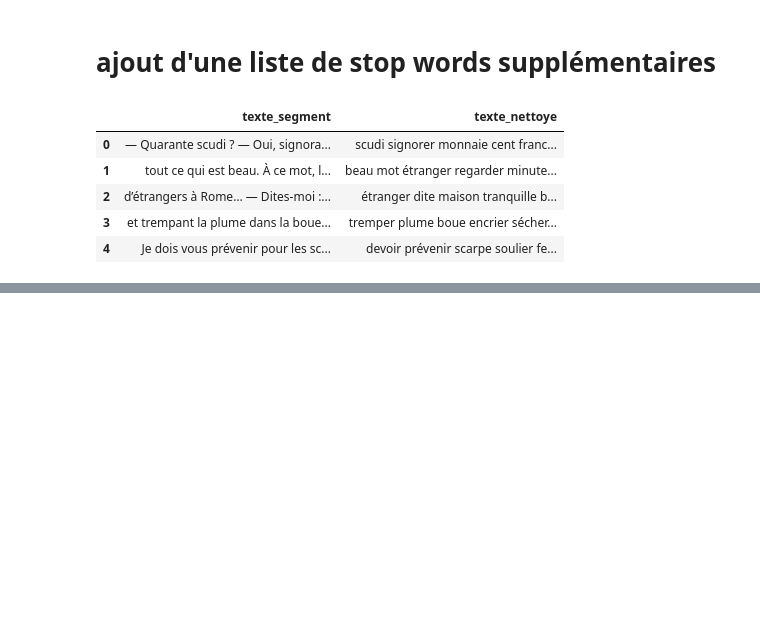
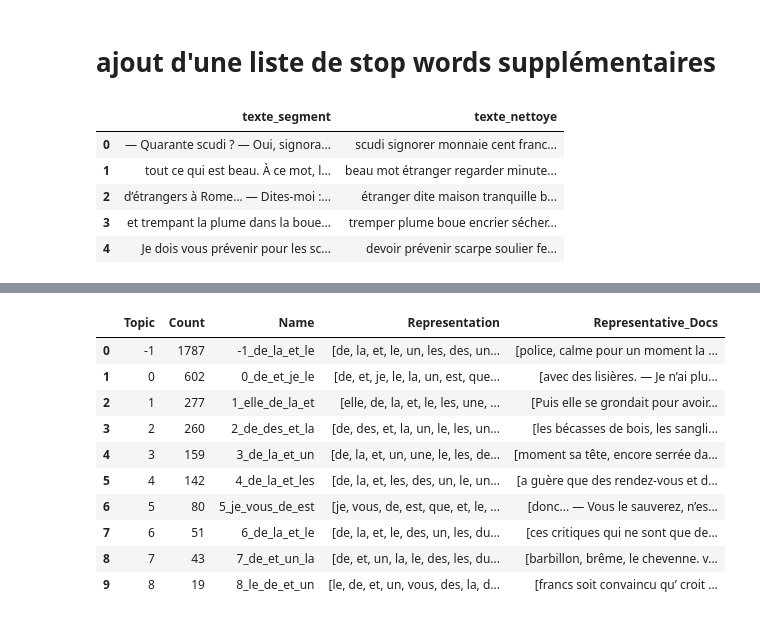
Before and after one commit to NagromLeBG/Champs_lexicaux_N-A, a Jupyter notebook: Test_champs_lexicaux/Test_CL_goncourt_200.ipynb, the cells around one changed output, grey strips where cells are left out. Drawn from its saved outputs; the diff is of its cells as text; code cells hidden in the pictures; blank space fills up the shorter version.

```diff
--- a/Test_champs_lexicaux/Test_CL_goncourt_200.ipynb
+++ b/Test_champs_lexicaux/Test_CL_goncourt_200.ipynb
@@ -402,0 +505,18 @@ Topic 10 : femme | amour | aimer | homme | maîtresse | amant | mari | amoureux
+# %%
+from sklearn.feature_extraction.text import CountVectorizer
+from bertopic import BERTopic
+
+vectorizer_model = CountVectorizer(
+    stop_words=list(stop_sup),
+    min_df=5,
+    ngram_range=(1, 2)
+)
+
+topic_model = BERTopic(
+    language="multilingual",
+    vectorizer_model=vectorizer_model,
+    nr_topics=10,
+    verbose=True
+)
+
+topics, probs = topic_model.fit_transform(docs)
@@ -402,0 +543,14 @@ Topic 10 : femme | amour | aimer | homme | maîtresse | amant | mari | amoureux
+# %%
+topic_model.get_topic_info().head(15)
+# %% [output]
+|  | Topic | Count | Name | Representation | Representative_Docs |
+| 0 | -1 | 1787 | -1_de_la_et_le | [de, la, et, le, un, les, des, un... | [police, calme pour un moment la ... |
+| 1 | 0 | 602 | 0_de_et_je_le | [de, et, je, le, la, un, est, que... | [avec des lisières. — Je n’ai plu... |
+| 2 | 1 | 277 | 1_elle_de_la_et | [elle, de, la, et, le, les, une, ... | [Puis elle se grondait pour avoir... |
+| 3 | 2 | 260 | 2_de_des_et_la | [de, des, et, la, un, le, les, un... | [les bécasses de bois, les sangli... |
+| 4 | 3 | 159 | 3_de_la_et_un | [de, la, et, un, une, le, les, de... | [moment sa tête, encore serrée da... |
+| 5 | 4 | 142 | 4_de_la_et_les | [de, la, et, les, des, un, le, un... | [a guère que des rendez-vous et d... |
+| 6 | 5 | 80 | 5_je_vous_de_est | [je, vous, de, est, que, et, le, ... | [donc... — Vous le sauverez, n’es... |
+| 7 | 6 | 51 | 6_de_la_et_le | [de, la, et, le, des, un, les, du... | [ces critiques qui ne sont que de... |
+| 8 | 7 | 43 | 7_de_et_un_la | [de, et, un, la, le, des, les, du... | [barbillon, brême, le chevenne. v... |
+| 9 | 8 | 19 | 8_le_de_et_un | [le, de, et, un, vous, des, la, d... | [francs soit convaincu qu’ croit ... |
```
Also changed, not shown: parts of 14 cells of this notebook.
